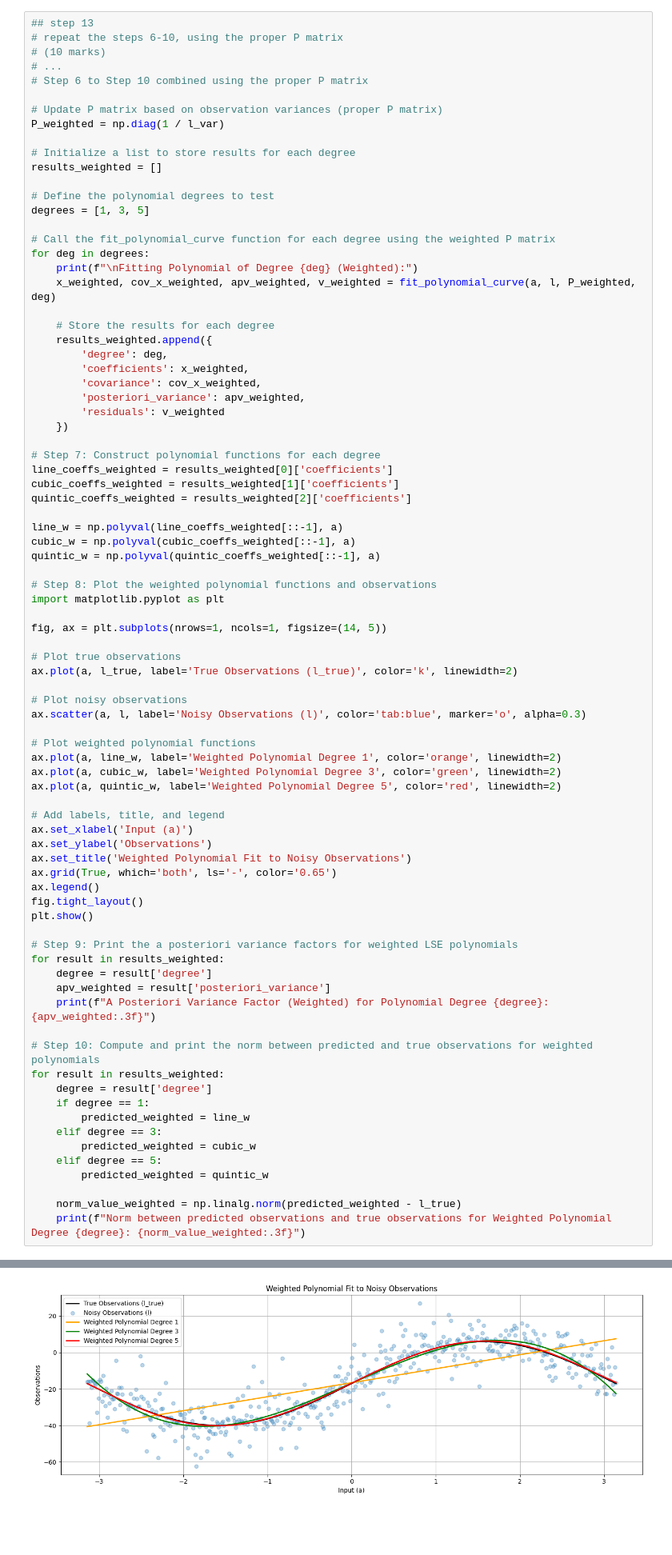
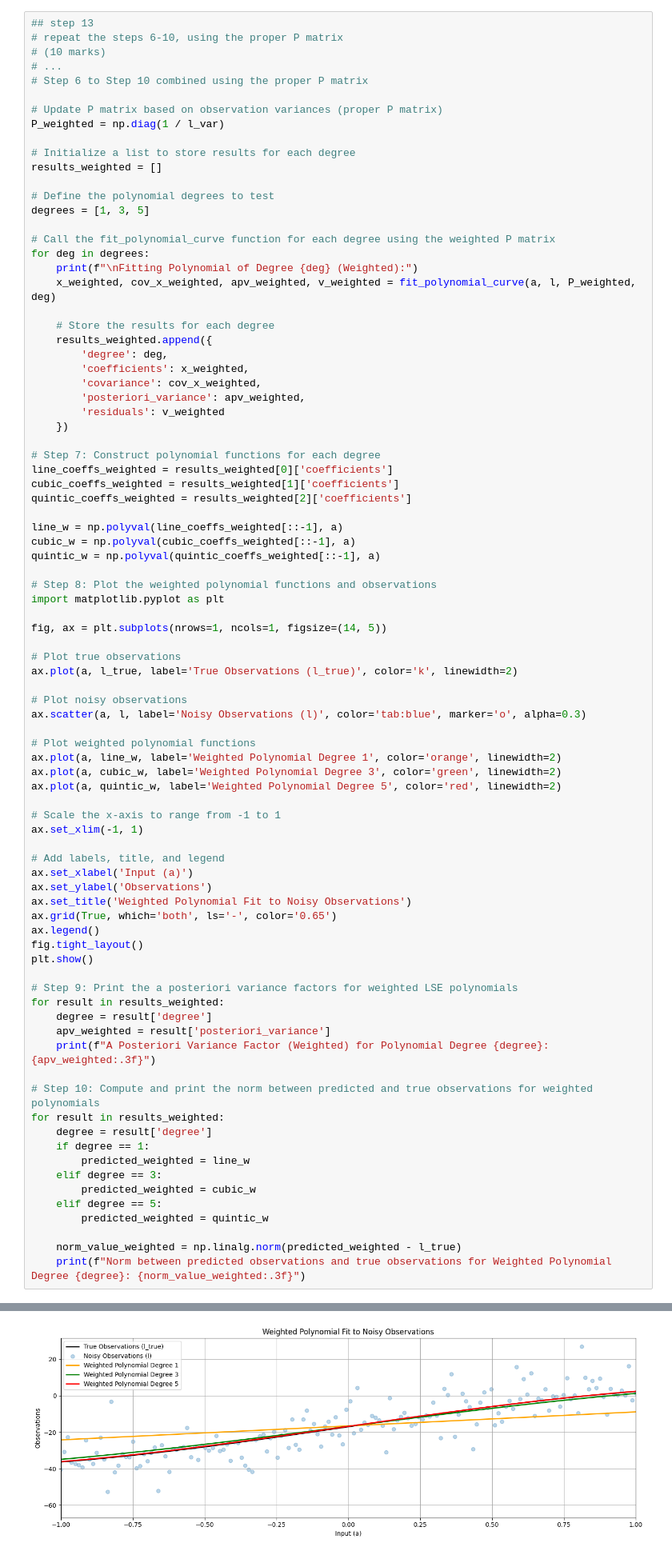
Before and after one commit to ParthoProtimDas715/engg680_2024_fall, a Jupyter notebook: Lab_Assignment2/Assignment2.ipynb, the cells around one changed output, grey strips where cells are left out. Shown at 80% size. Drawn from its saved outputs; the diff is of its cells as text; blank space fills up the shorter version.

```diff
--- a/Lab_Assignment2/Assignment2.ipynb
+++ b/Lab_Assignment2/Assignment2.ipynb
@@ -415,6 +418,9 @@ ax.plot(a, line_w, label='Weighted Polynomial Degree 1', color='orange', linewid
 ax.plot(a, cubic_w, label='Weighted Polynomial Degree 3', color='green', linewidth=2)
 ax.plot(a, quintic_w, label='Weighted Polynomial Degree 5', color='red', linewidth=2)
 
+# Scale the x-axis to range from -1 to 1
+ax.set_xlim(-1, 1)
+
 # Add labels, title, and legend
 ax.set_xlabel('Input (a)')
 ax.set_ylabel('Observations')
@@ -433,34 +439,34 @@ for result in results_weighted:
 # Step 10: Compute and print the norm between predicted and true observations for weighted polynomials
 for result in results_weighted:
     degree = result['degree']
     if degree == 1:
         predicted_weighted = line_w
     elif degree == 3:
         predicted_weighted = cubic_w
     elif degree == 5:
         predicted_weighted = quintic_w
 
     norm_value_weighted = np.linalg.norm(predicted_weighted - l_true)
     print(f"Norm between predicted observations and true observations for Weighted Polynomial Degree {degree}: {norm_value_weighted:.3f}")
 # %% [output]
 Fitting Polynomial of Degree 1 (Weighted):
 Design Matrix (A):
 [[ 1.         -3.14159265]
  [ 1.         -3.1290011 ]
  [ 1.         -3.11640955]
  [ 1.         -3.10381799]
  [ 1.         -3.09122644]
  [ 1.         -3.07863488]
  [ 1.         -3.06604333]
  [ 1.         -3.05345178]
  [ 1.         -3.04086022]
  [ 1.         -3.02826867]
 ... (970 lines left out)
  [ 3.64303084e-03 -5.26606891e-04 -3.74751719e-03  2.35662054e-04
    4.47383816e-04 -1.90989301e-05]
  [-2.51408885e-04  2.73767204e-03  1.96396416e-04 -1.47080066e-03
   -1.90989301e-05  1.42315728e-04]]
-[figure, old version]
+[figure, new version]
 A Posteriori Variance Factor (Weighted) for Polynomial Degree 1: 12.055
 A Posteriori Variance Factor (Weighted) for Polynomial Degree 3: 1.144
 A Posteriori Variance Factor (Weighted) for Polynomial Degree 5: 0.945
```
Also changed, not shown: parts of 9 cells of this notebook.
